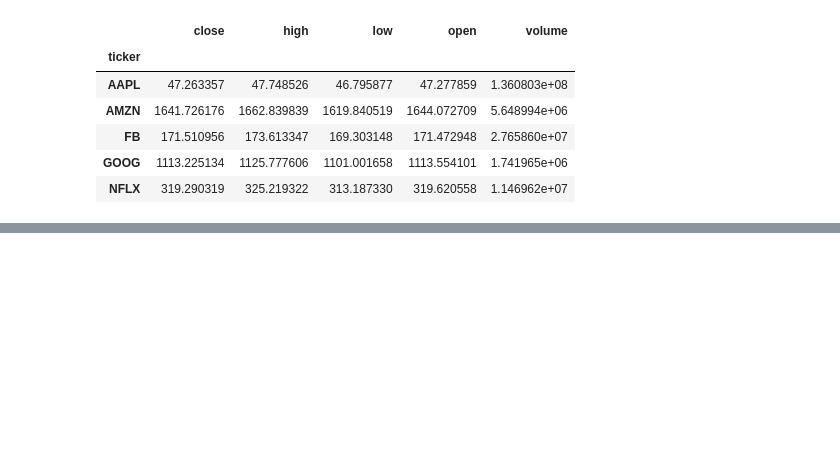
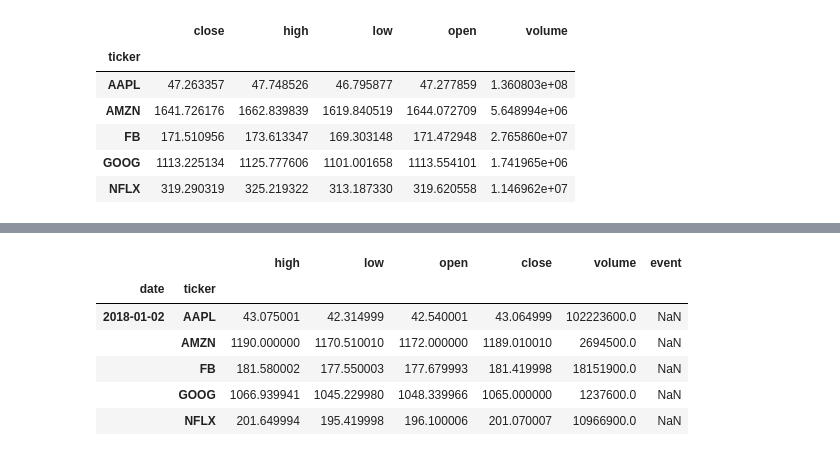
Before and after one commit to adrianacupp/Hands-On-Data-Analysis-with-Pandas-2nd-edition, a Jupyter notebook: ch_04/exercise chapter 4.ipynb, the cells around one changed output, grey strips where cells are left out. Cells and saved outputs as stored; diff of their text form; code cells hidden in the pictures; blank space fills up the shorter version.

```diff
--- a/ch_04/exercise chapter 4.ipynb
+++ b/ch_04/exercise chapter 4.ipynb
@@ -165,0 +210,7 @@ faang.pivot_table(index=['ticker'], aggfunc='mean')
+# %%
+fb = {'ticker': ['FB'], 'date': pd.to_datetime(
+         ['2018-07-25', '2018-03-19', '2018-03-20']),
+      'event': ['Disappointing user growth announced after close.', 'Cambridge Analytica story', 'FTC investigation']
+      }
+fb = pd.DataFrame(data=fb, index=[0,1,2])
+fb
@@ -165,0 +222,3 @@ faang.pivot_table(index=['ticker'], aggfunc='mean')
+# %%
+fb.set_index(['date', 'ticker'], inplace= True)
+fb
@@ -165,0 +231,13 @@ faang.pivot_table(index=['ticker'], aggfunc='mean')
+# %%
+new = faang.reset_index().set_index(['date', 'ticker']).join(
+    fb, how='outer'
+)
+new.head()
+# %% [output]
+|  |  | high | low | open | close | volume | event |
+| date | ticker |  |  |  |  |  |  |
+| 2018-01-02 | AAPL | 43.075001 | 42.314999 | 42.540001 | 43.064999 | 102223600.0 | NaN |
+|  | AMZN | 1190.000000 | 1170.510010 | 1172.000000 | 1189.010010 | 2694500.0 | NaN |
+|  | FB | 181.580002 | 177.550003 | 177.679993 | 181.419998 | 18151900.0 | NaN |
+|  | GOOG | 1066.939941 | 1045.229980 | 1048.339966 | 1065.000000 | 1237600.0 | NaN |
+|  | NFLX | 201.649994 | 195.419998 | 196.100006 | 201.070007 | 10966900.0 | NaN |
```
Also changed, not shown: parts of 14 cells of this notebook.
